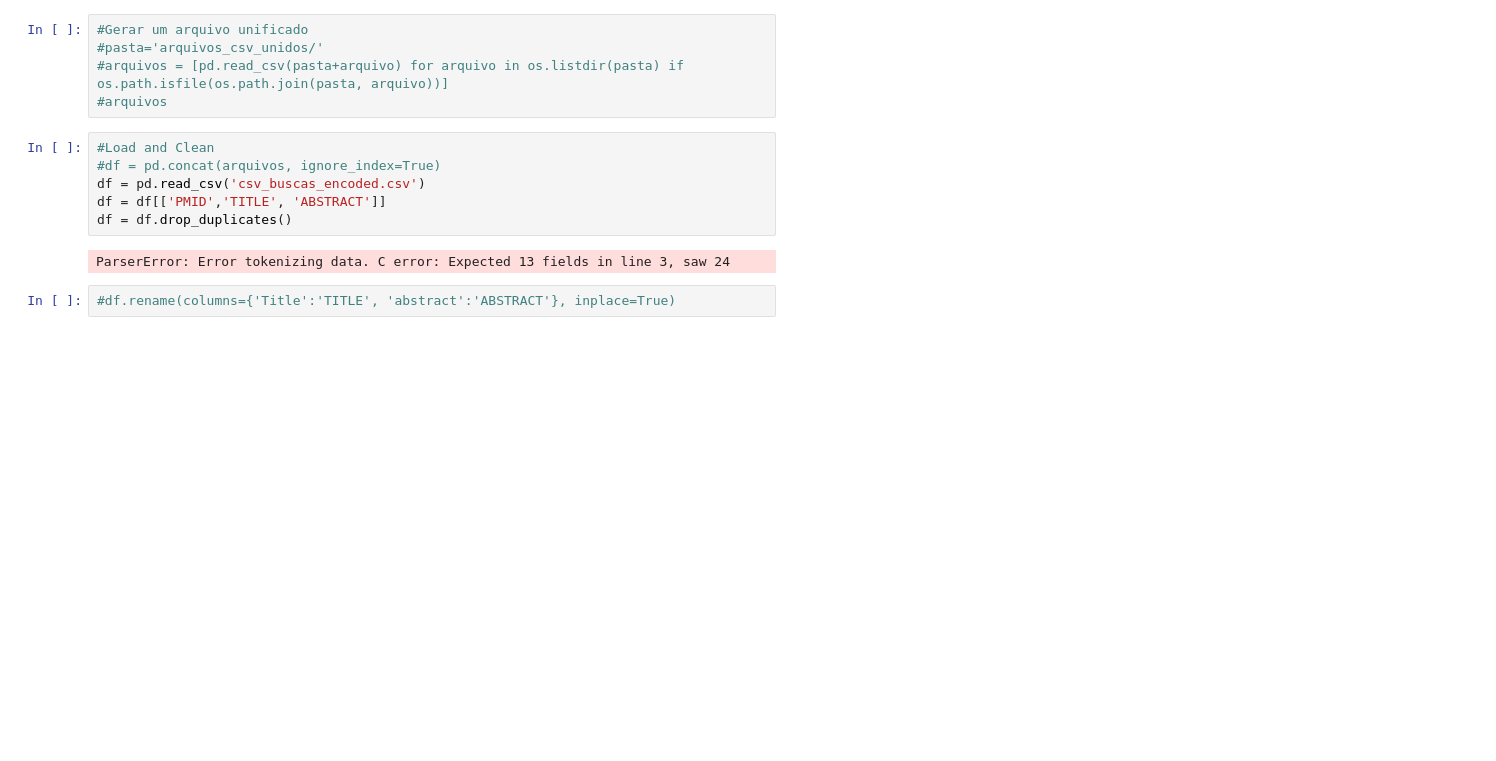
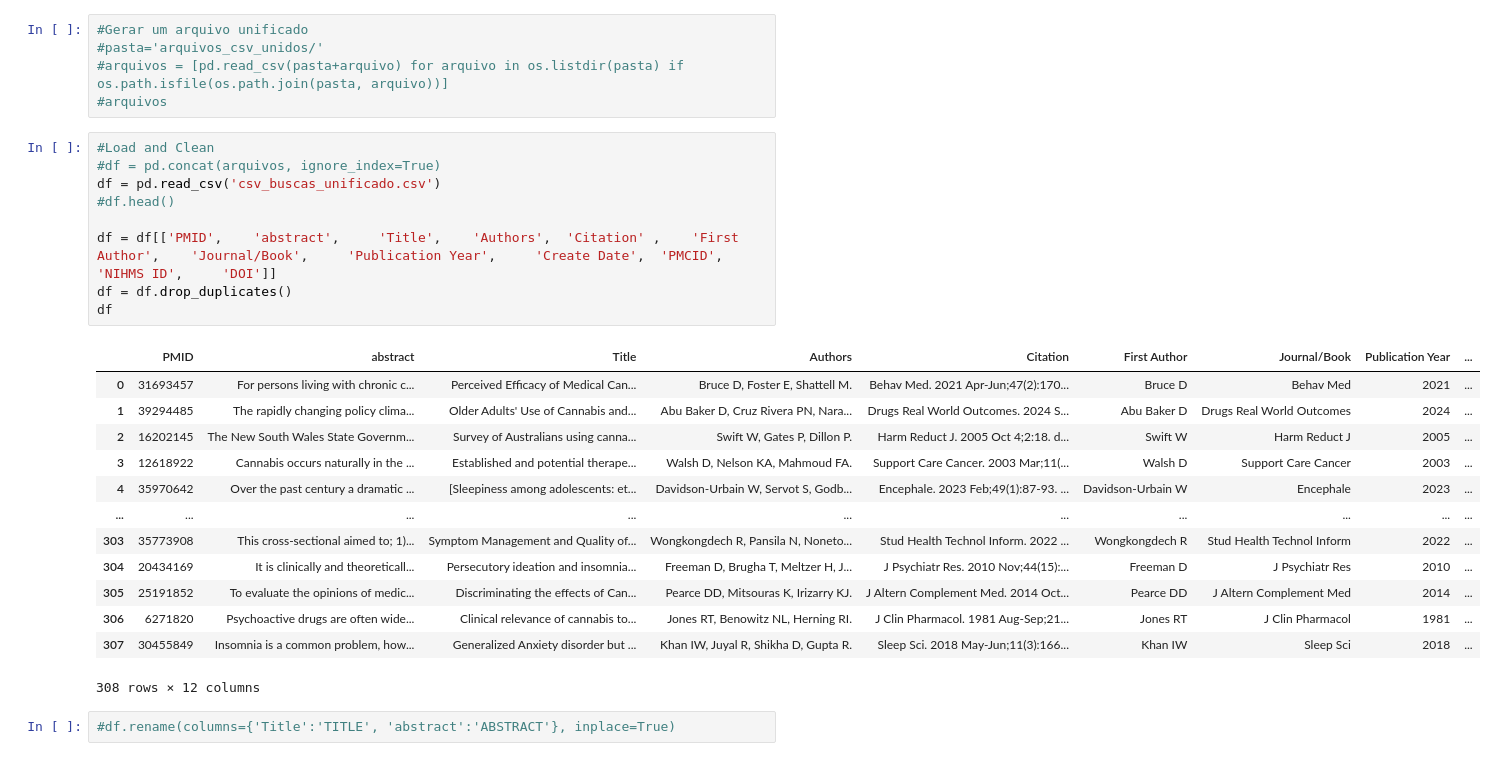
Before and after one commit to racicley-dev/TCC_, a Jupyter notebook: ETL_dataframe.ipynb, the cells around one changed output. Cells and saved outputs as stored; diff of their text form; blank space fills up the shorter version.

```diff
--- a/ETL_dataframe.ipynb
+++ b/ETL_dataframe.ipynb
@@ -9,10 +9,25 @@ import os
 # %%
 #Load and Clean
 #df = pd.concat(arquivos, ignore_index=True)
-df = pd.read_csv('csv_buscas_encoded.csv')
-df = df[['PMID','TITLE', 'ABSTRACT']]
+df = pd.read_csv('csv_buscas_unificado.csv')
+#df.head()
+
+df = df[['PMID', 	'abstract', 	'Title', 	'Authors', 	'Citation' ,	'First Author', 	'Journal/Book', 	'Publication Year', 	'Create Date', 	'PMCID', 	'NIHMS ID', 	'DOI']]
 df = df.drop_duplicates()
+df
 # %% [output]
+|  | PMID | abstract | Title | Authors | Citation | First Author | Journal/Book | Publication Year | ... |
+| 0 | 31693457 | For persons living with chronic c... | Perceived Efficacy of Medical Can... | Bruce D, Foster E, Shattell M. | Behav Med. 2021 Apr-Jun;47(2):170... | Bruce D | Behav Med | 2021 | ... |
+| 1 | 39294485 | The rapidly changing policy clima... | Older Adults' Use of Cannabis and... | Abu Baker D, Cruz Rivera PN, Nara... | Drugs Real World Outcomes. 2024 S... | Abu Baker D | Drugs Real World Outcomes | 2024 | ... |
+| 2 | 16202145 | The New South Wales State Governm... | Survey of Australians using canna... | Swift W, Gates P, Dillon P. | Harm Reduct J. 2005 Oct 4;2:18. d... | Swift W | Harm Reduct J | 2005 | ... |
+| 3 | 12618922 | Cannabis occurs naturally in the ... | Established and potential therape... | Walsh D, Nelson KA, Mahmoud FA. | Support Care Cancer. 2003 Mar;11(... | Walsh D | Support Care Cancer | 2003 | ... |
+| 4 | 35970642 | Over the past century a dramatic ... | [Sleepiness among adolescents: et... | Davidson-Urbain W, Servot S, Godb... | Encephale. 2023 Feb;49(1):87-93. ... | Davidson-Urbain W | Encephale | 2023 | ... |
+| ... | ... | ... | ... | ... | ... | ... | ... | ... | ... |
+| 303 | 35773908 | This cross-sectional aimed to; 1)... | Symptom Management and Quality of... | Wongkongdech R, Pansila N, Noneto... | Stud Health Technol Inform. 2022 ... | Wongkongdech R | Stud Health Technol Inform | 2022 | ... |
+| 304 | 20434169 | It is clinically and theoreticall... | Persecutory ideation and insomnia... | Freeman D, Brugha T, Meltzer H, J... | J Psychiatr Res. 2010 Nov;44(15):... | Freeman D | J Psychiatr Res | 2010 | ... |
+| 305 | 25191852 | To evaluate the opinions of medic... | Discriminating the effects of Can... | Pearce DD, Mitsouras K, Irizarry KJ. | J Altern Complement Med. 2014 Oct... | Pearce DD | J Altern Complement Med | 2014 | ... |
+| 306 | 6271820 | Psychoactive drugs are often wide... | Clinical relevance of cannabis to... | Jones RT, Benowitz NL, Herning RI. | J Clin Pharmacol. 1981 Aug-Sep;21... | Jones RT | J Clin Pharmacol | 1981 | ... |
+| 307 | 30455849 | Insomnia is a common problem, how... | Generalized Anxiety disorder but ... | Khan IW, Juyal R, Shikha D, Gupta R. | Sleep Sci. 2018 May-Jun;11(3):166... | Khan IW | Sleep Sci | 2018 | ... |
-ParserError: Error tokenizing data. C error: Expected 13 fields in line 3, saw 24
+308 rows × 12 columns
 # %%
 #df.rename(columns={'Title':'TITLE', 'abstract':'ABSTRACT'}, inplace=True)
```
Also changed, not shown: parts of 5 cells of this notebook, 14 other files.
